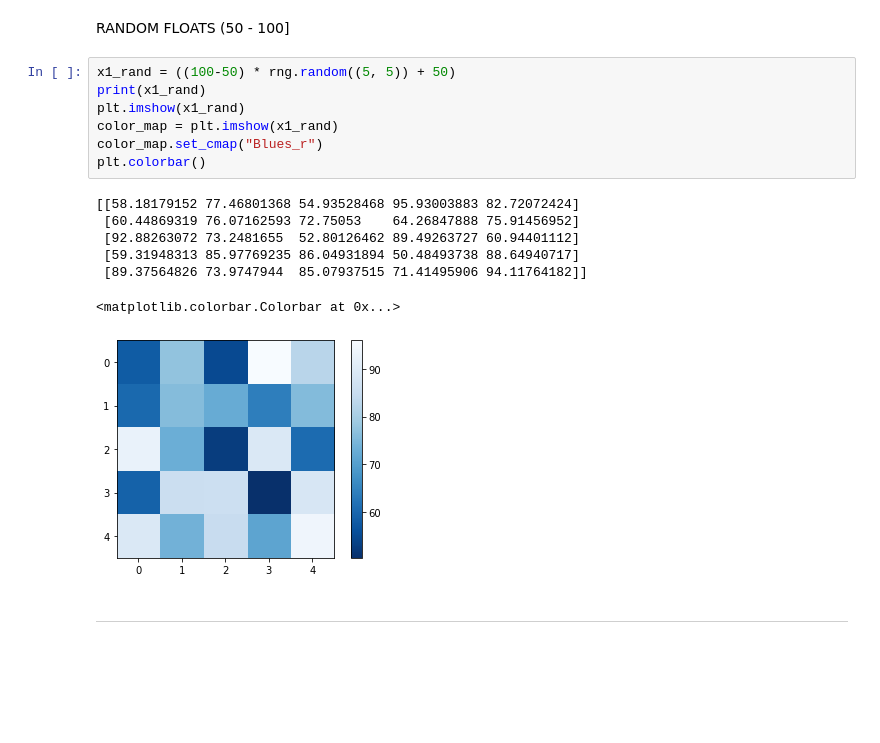
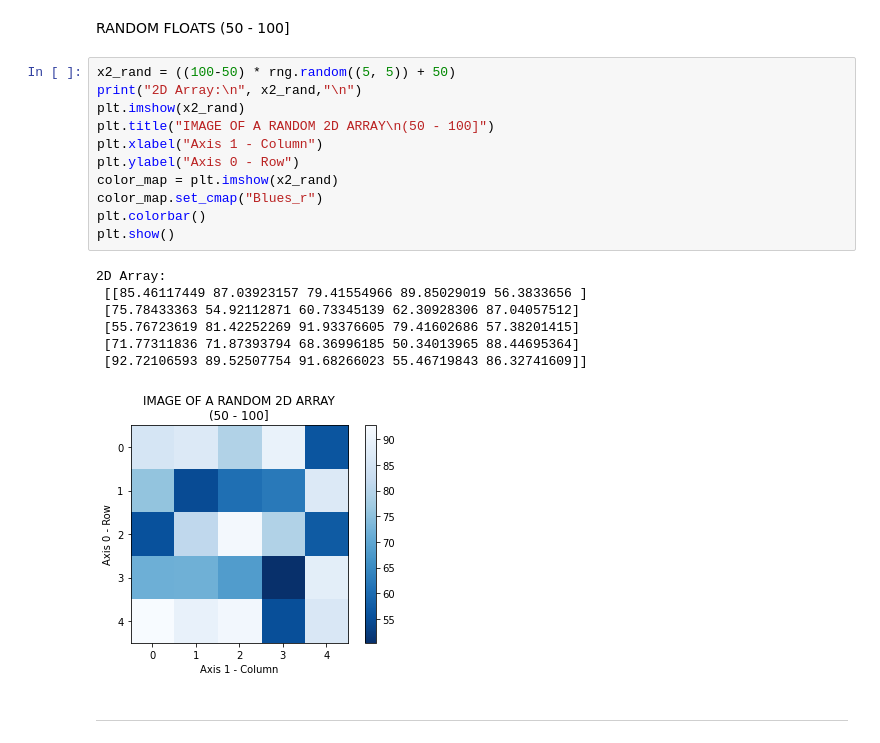
Before and after one commit to AnteDujic/Programming-for-Data-Analysis, a Jupyter notebook: numpy-random.ipynb, the cells around one changed output. Cells and saved outputs as stored; diff of their text form; blank space fills up the shorter version.

```diff
--- a/numpy-random.ipynb
+++ b/numpy-random.ipynb
@@ -271,20 +266,24 @@ plt.colorbar()
 # %% [markdown]
 RANDOM FLOATS (50 - 100]
 # %%
-x1_rand = ((100-50) * rng.random((5, 5)) + 50)
-print(x1_rand)
-plt.imshow(x1_rand)
-color_map = plt.imshow(x1_rand)
+x2_rand = ((100-50) * rng.random((5, 5)) + 50)
+print("2D Array:\n", x2_rand,"\n")
+plt.imshow(x2_rand)
+plt.title("IMAGE OF A RANDOM 2D ARRAY\n(50 - 100]")
+plt.xlabel("Axis 1 - Column")
+plt.ylabel("Axis 0 - Row")
+color_map = plt.imshow(x2_rand)
 color_map.set_cmap("Blues_r")
 plt.colorbar()
+plt.show()
 # %% [output]
-[[58.18179152 77.46801368 54.93528468 95.93003883 82.72072424]
- [60.44869319 76.07162593 72.75053    64.26847888 75.91456952]
- [92.88263072 73.2481655  52.80126462 89.49263727 60.94401112]
- [59.31948313 85.97769235 86.04931894 50.48493738 88.64940717]
- [89.37564826 73.9747944  85.07937515 71.41495906 94.11764182]]
+2D Array:
+ [[85.46117449 87.03923157 79.41554966 89.85029019 56.3833656 ]
+ [75.78433363 54.92112871 60.73345139 62.30928306 87.04057512]
+ [55.76723619 81.42252269 91.93376605 79.41602686 57.38201415]
+ [71.77311836 71.87393794 68.36996185 50.34013965 88.44695364]
+ [92.72106593 89.52507754 91.68266023 55.46719843 86.32741609]]
-<matplotlib.colorbar.Colorbar at 0x...>
-[figure, old version]
+[figure, new version]
 # %% [markdown]
 ***
 # %% [markdown]
```
Also changed, not shown: parts of 36 cells of this notebook.
